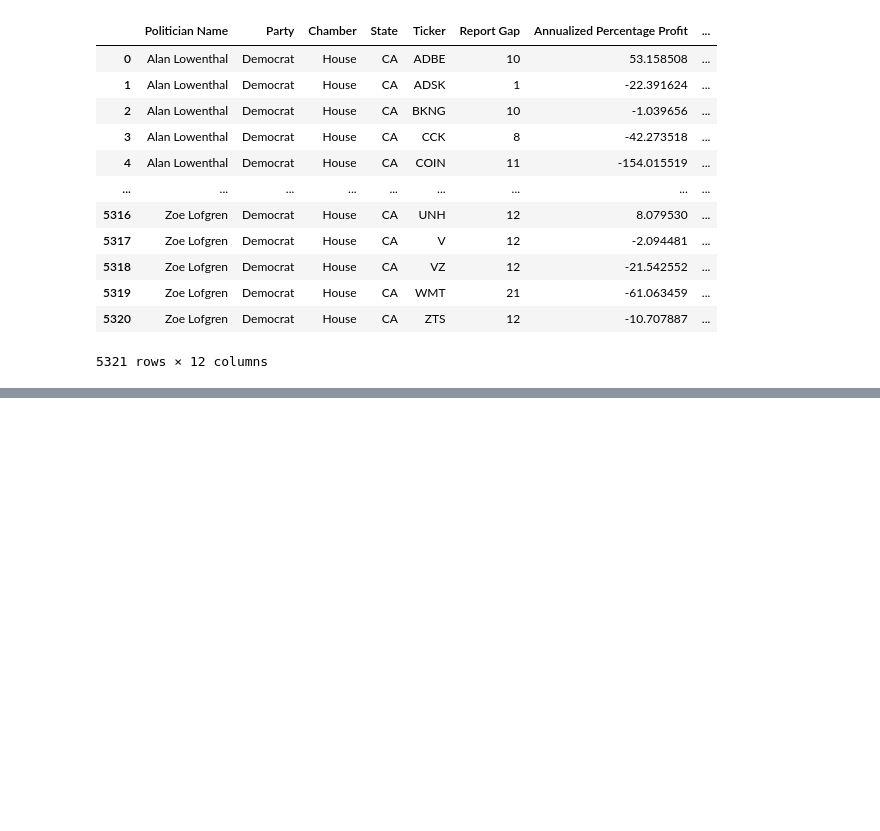
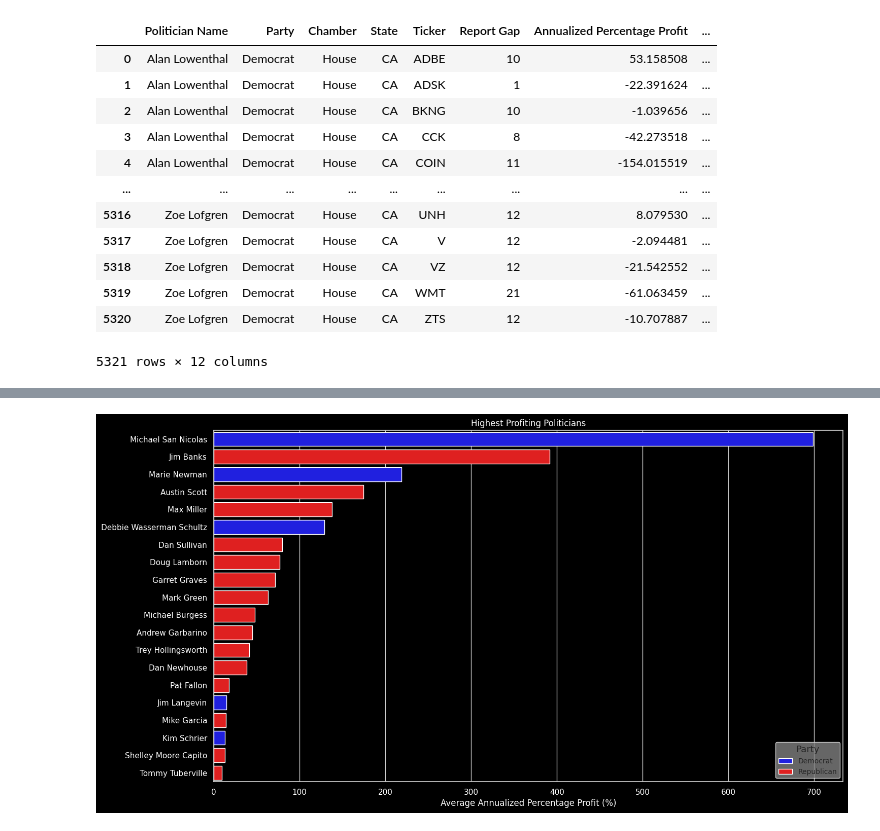
Before and after one commit to maxdokukin/Politician-Trades, a Jupyter notebook: Analysis/Trades Analysis.ipynb, the cells around one changed output, grey strips where cells are left out. Cells and saved outputs as stored; diff of their text form; code cells hidden in the pictures; blank space fills up the shorter version.

```diff
--- a/Analysis/Trades Analysis.ipynb
+++ b/Analysis/Trades Analysis.ipynb
@@ -19,0 +45,23 @@ df
+# %%
+avg_apy = df.groupby('Politician Name')['Annualized Percentage Profit'].mean().sort_values(ascending=False).reset_index(name='Average Annualized Percentage Profit')
+avg_apy = avg_apy.merge(df[['Politician Name', 'Party']].drop_duplicates(), on='Politician Name')
+
+plt.figure(figsize=(16, 9), facecolor='black')
+sns.set(style="whitegrid", rc={"axes.facecolor": "black"})
+ax = sns.barplot(data=avg_apy.head(20),
+            y='Politician Name',
+            x='Average Annualized Percentage Profit',
+            hue='Party',
+            palette=['blue', 'red', 'gray'])
+
+ax.set_facecolor('black')
+plt.xticks(color='white')
+plt.yticks(color='white')
+plt.xlabel('Average Annualized Percentage Profit (%)', color='white')
+plt.ylabel('', color='white')
+plt.title('Highest Profiting Politicians', color='white')
+plt.legend(title='Party', title_fontsize='13', loc='lower left', bbox_to_anchor=(0.887, 0), frameon=True, facecolor='grey', edgecolor='white', fontsize='10')
+
+plt.show()
+# %% [output]
+[figure, added]
```
Also changed, not shown: parts of 7 cells of this notebook, 1 other file.
